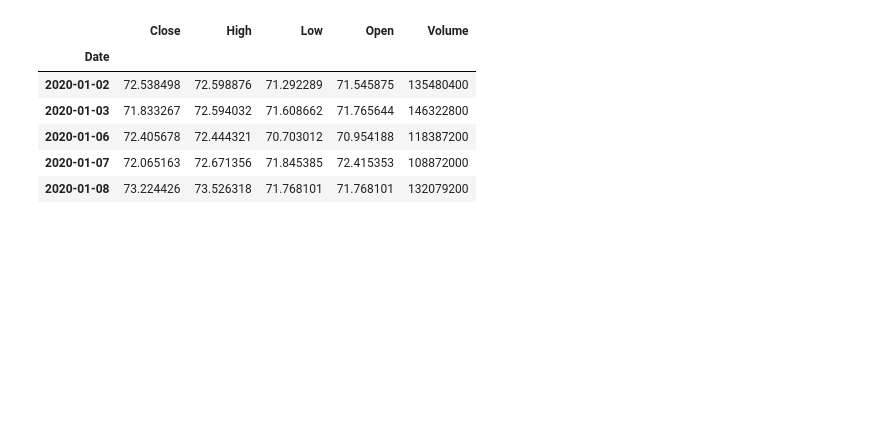
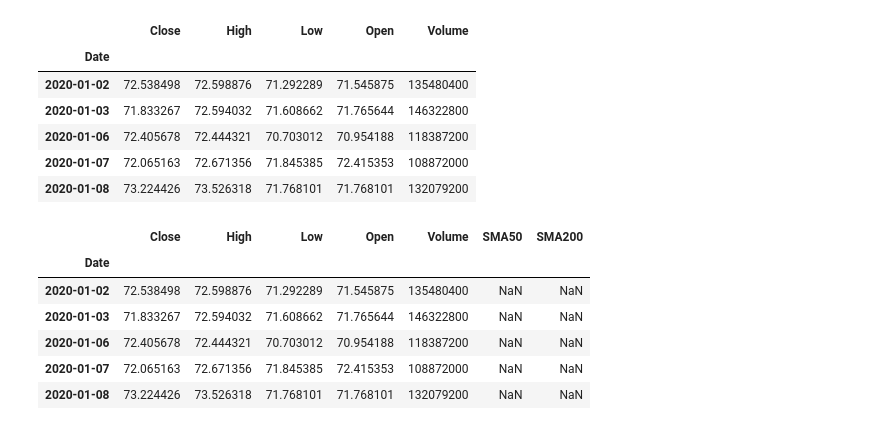
Before and after one commit to juanLude/backtesting_kangaroo, a Jupyter notebook: moving_avg_crossovers.ipynb, the cells around one changed output. Saved outputs shown, nothing was run; the diff lists cells and outputs as text; code cells hidden in the pictures; blank space fills up the shorter version.

```diff
--- a/moving_avg_crossovers.ipynb
+++ b/moving_avg_crossovers.ipynb
@@ -18,4 +19,13 @@ df.head()
 # %%
 # calculate moving averages
 df['SMA50'] = df['Close'].rolling(window=50).mean()
 df['SMA200'] = df['Close'].rolling(window=200).mean()
+df.head()
+# %% [output]
+|  | Close | High | Low | Open | Volume | SMA50 | SMA200 |
+| Date |  |  |  |  |  |  |  |
+| 2020-01-02 | 72.538498 | 72.598876 | 71.292289 | 71.545875 | 135480400 | NaN | NaN |
+| 2020-01-03 | 71.833267 | 72.594032 | 71.608662 | 71.765644 | 146322800 | NaN | NaN |
+| 2020-01-06 | 72.405678 | 72.444321 | 70.703012 | 70.954188 | 118387200 | NaN | NaN |
+| 2020-01-07 | 72.065163 | 72.671356 | 71.845385 | 72.415353 | 108872000 | NaN | NaN |
+| 2020-01-08 | 73.224426 | 73.526318 | 71.768101 | 71.768101 | 132079200 | NaN | NaN |
```
Also changed, not shown: parts of 4 cells of this notebook.
